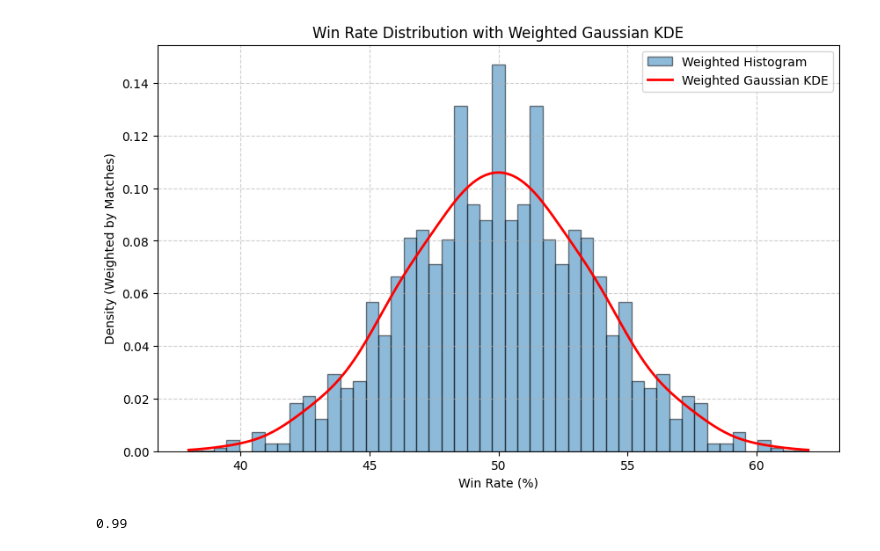
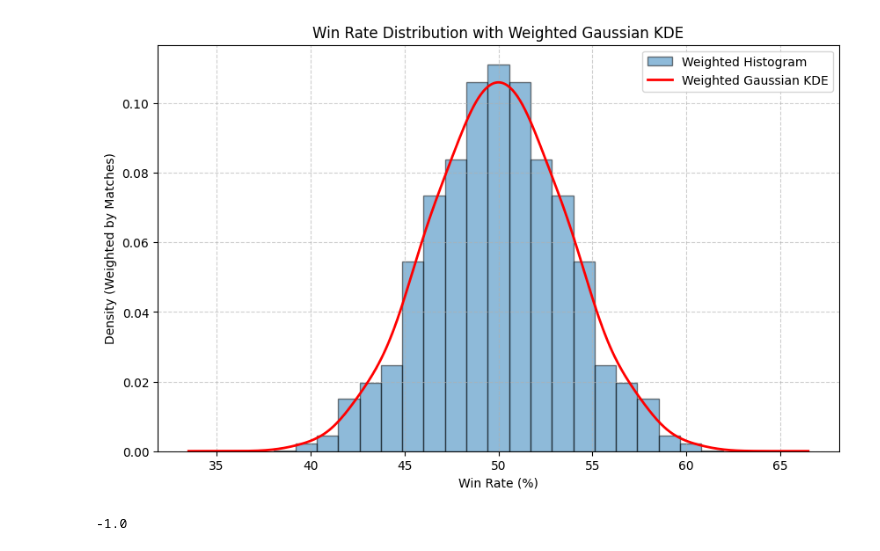
Before and after one commit to MisShenanigans/Optimal_Rivalry, a Jupyter notebook: DataImport Part II.ipynb, the cells around one changed output. Cells and saved outputs as stored; diff of their text form; code cells hidden in the pictures.

```diff
--- a/DataImport Part II.ipynb
+++ b/DataImport Part II.ipynb
@@ -8,5 +8,7 @@ from scipy.integrate import quad
 WinRate_df = pd.read_csv("MarvelRivals_WinRate_Matrix.csv", index_col=0)
 NumMatches_df = pd.read_csv("MarvelRivals_NumMatches_Matrix.csv", index_col=0)
 
-WinRate_df.head()
+min_value = WinRate_df.min().min()
+max_value = WinRate_df.max().max()
+min_value
 # %% [output]
@@ -20,41 +16,41 @@ WinRate_df.head()
 # %%
 win_rates = WinRate_df.astype(float).values.flatten()
 num_matches = NumMatches_df.astype(float).values.flatten()
 
 valid_indices = np.isfinite(win_rates) & np.isfinite(num_matches)
 win_rates = win_rates[valid_indices]
 num_matches = num_matches[valid_indices]
 
 kde = gaussian_kde(win_rates, weights=num_matches)
 
-x_values = np.linspace(38, 62, 500)
+x_values = np.linspace(min_value, max_value, 500)
 kde_values = kde(x_values)
 
 plt.figure(figsize=(10, 6))
-plt.hist(win_rates, bins=np.linspace(38, 62, 50), weights=num_matches, edgecolor='black', alpha=0.5, density=True, label="Weighted Histogram")
+plt.hist(win_rates, bins=np.linspace(min_value, max_value, 30), weights=num_matches, edgecolor='black', alpha=0.5, density=True, label="Weighted Histogram")
 
 plt.plot(x_values, kde_values, color='red', linewidth=2, label="Weighted Gaussian KDE")
 
 plt.xlabel("Win Rate (%)")
 plt.ylabel("Density (Weighted by Matches)")
 plt.title("Win Rate Distribution with Weighted Gaussian KDE")
 plt.legend()
 plt.grid(True, linestyle='--', alpha=0.6)
 
 plt.show()
 # %% [output]
-[figure, old version]
+[figure, new version]
 # %%
-def utility_score(kde, winrate):
-    total_cdf, _ = quad(kde, 38, 62)
-    cdf, _ = quad(kde, 38, winrate)
-    utility = ((cdf - (total_cdf / 2)) / (total_cdf/2))
+def utility_score(kde, winrate, min_value, max_value):
+    total_cdf, _ = quad(kde, min_value, max_value)
+    cdf, _ = quad(kde, min_value, winrate)
+    utility = ((cdf - (total_cdf / 2)) / (total_cdf / 2))
     return round(utility, 2)
 
-example_score = utility_score(kde, 60)
-example_score
+
+utility_score(kde, 33, min_value, max_value)
 # %% [output]
-0.99
+-1.0
 # %%
 Payoff_df = WinRate_df.copy()
 
```
Also changed, not shown: parts of 3 cells of this notebook, 2 other files.
